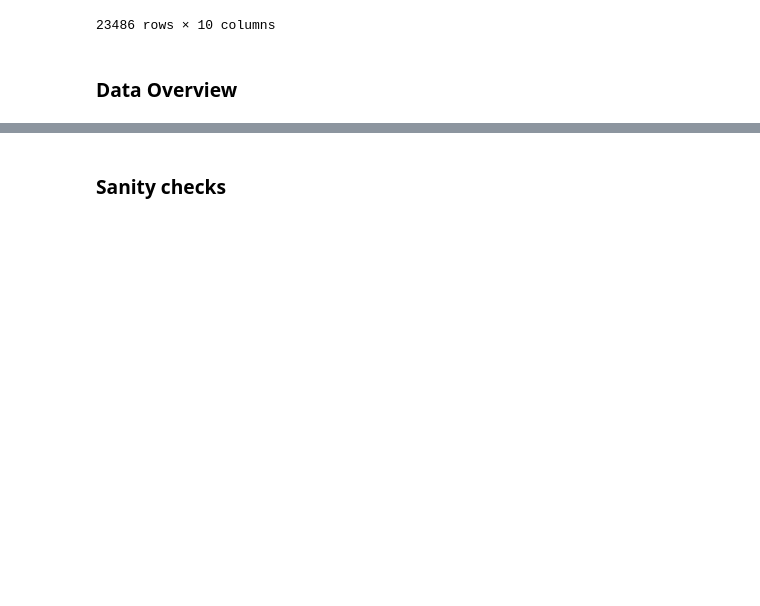
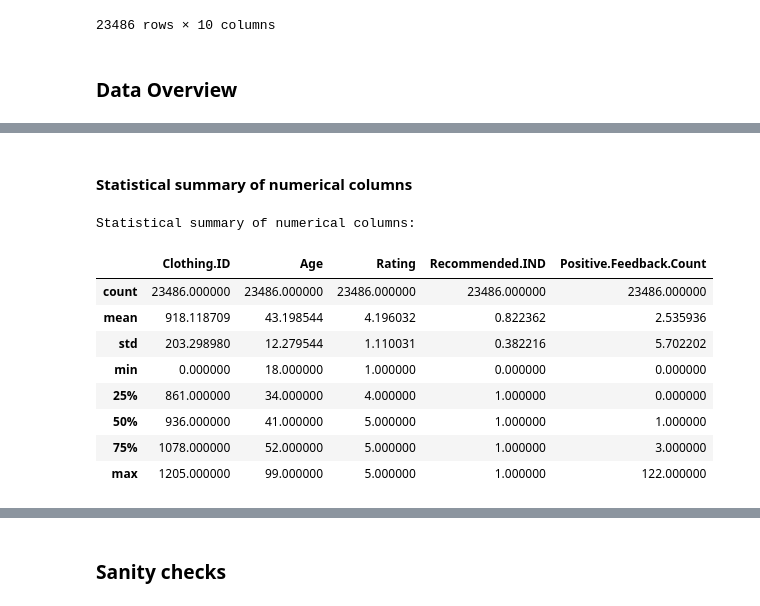
Before and after one commit to sys8dev/real-time-retail-feedback-intelligence, a Jupyter notebook: Real_Time_Retail_Feedback_Intelligence_Full_code.ipynb, the cells around one changed output, grey strips where cells are left out. Drawn from its saved outputs; the diff is of its cells as text; code cells hidden in the pictures; blank space fills up the shorter version.

Commit message:
Completed data observation (except for summary)

```diff
--- a/Real_Time_Retail_Feedback_Intelligence_Full_code.ipynb
+++ b/Real_Time_Retail_Feedback_Intelligence_Full_code.ipynb
@@ -233,0 +278,18 @@ Dataset Head:
+# %% [markdown]
+#### Statistical summary of numerical columns
+# %%
+# Statistical summary of numerical columns
+# describe() reports count, mean, std, min, quartiles and max for numeric columns.
+print("\nStatistical summary of numerical columns:")
+display(df.describe())
+# %% [output]
+Statistical summary of numerical columns:
+|  | Clothing.ID | Age | Rating | Recommended.IND | Positive.Feedback.Count |
+| count | 23486.000000 | 23486.000000 | 23486.000000 | 23486.000000 | 23486.000000 |
+| mean | 918.118709 | 43.198544 | 4.196032 | 0.822362 | 2.535936 |
+| std | 203.298980 | 12.279544 | 1.110031 | 0.382216 | 5.702202 |
+| min | 0.000000 | 18.000000 | 1.000000 | 0.000000 | 0.000000 |
+| 25% | 861.000000 | 34.000000 | 4.000000 | 1.000000 | 0.000000 |
+| 50% | 936.000000 | 41.000000 | 5.000000 | 1.000000 | 1.000000 |
+| 75% | 1078.000000 | 52.000000 | 5.000000 | 1.000000 | 3.000000 |
+| max | 1205.000000 | 99.000000 | 5.000000 | 1.000000 | 122.000000 |
```
Also changed, not shown: parts of 16 cells of this notebook, 1 other file.
